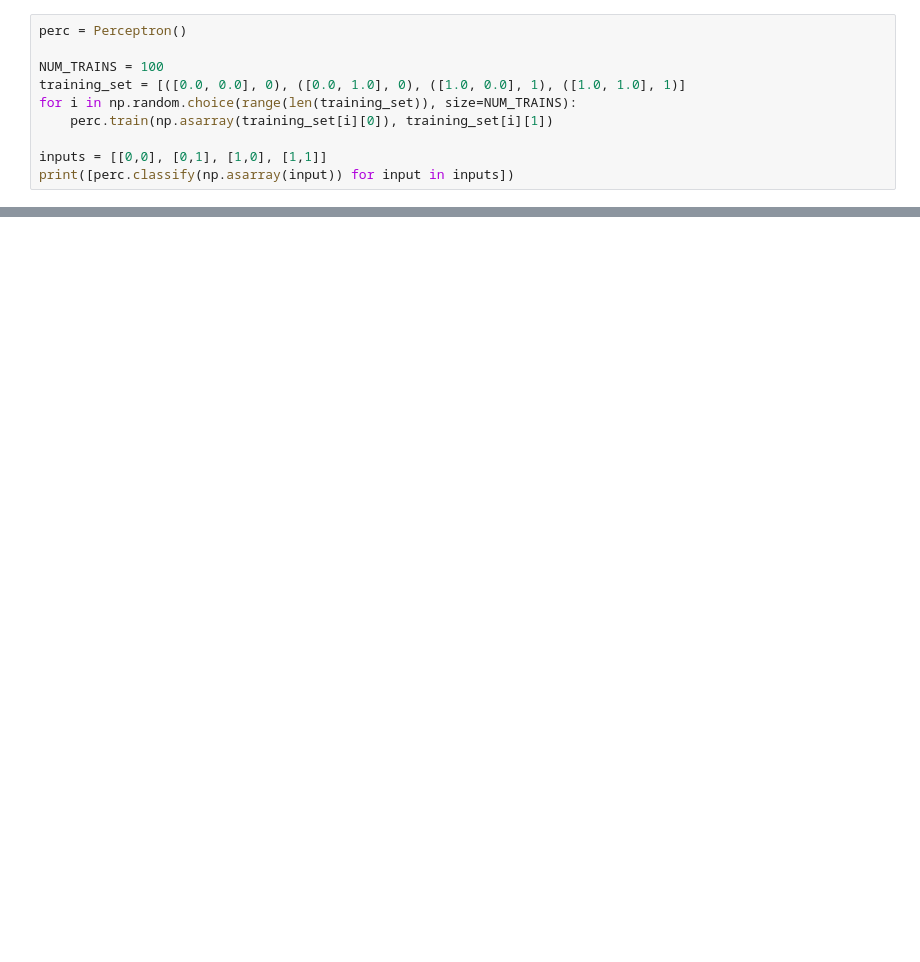
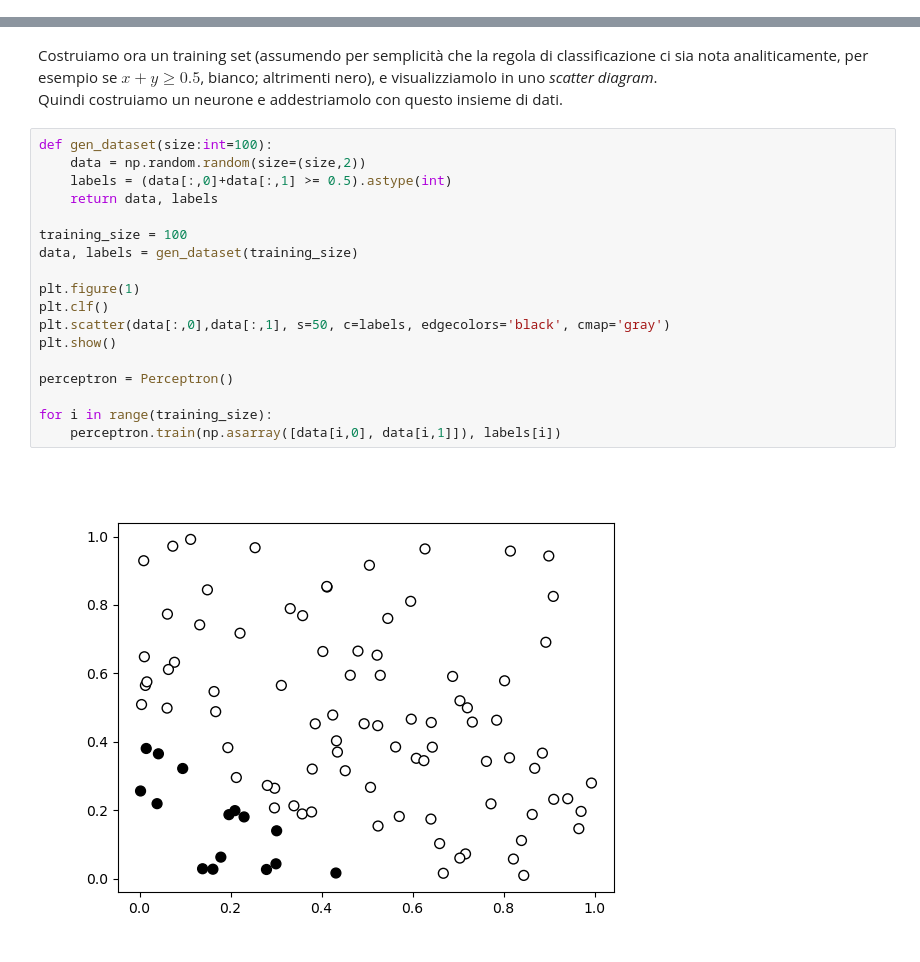
Before and after one commit to lmari/nn, a Jupyter notebook: perceptron/perceptron.ipynb, the cells around one changed output, grey strips where cells are left out. Drawn from its saved outputs; the diff is of its cells as text; blank space fills up the shorter version.

```diff
--- a/perceptron/perceptron.ipynb
+++ b/perceptron/perceptron.ipynb
@@ -57,10 +69,0 @@ We can exploit the so defined `Perceptron` class in a simple, linearly separable
-# %%
-perc = Perceptron()
-
-NUM_TRAINS = 100
-training_set = [([0.0, 0.0], 0), ([0.0, 1.0], 0), ([1.0, 0.0], 1), ([1.0, 1.0], 1)]
-for i in np.random.choice(range(len(training_set)), size=NUM_TRAINS):
-    perc.train(np.asarray(training_set[i][0]), training_set[i][1])
-
-inputs = [[0,0], [0,1], [1,0], [1,1]]
-print([perc.classify(np.asarray(input)) for input in inputs])
@@ -109,0 +70,23 @@ plt.show()
+# %% [markdown]
+Costruiamo ora un training set (assumendo per semplicità che la regola di classificazione ci sia nota analiticamente, per esempio se $x+y \ge 0.5$, bianco; altrimenti nero), e visualizziamolo in uno _scatter diagram_.
+Quindi costruiamo un neurone e addestriamolo con questo insieme di dati.
+# %%
+def gen_dataset(size:int=100):
+    data = np.random.random(size=(size,2))
+    labels = (data[:,0]+data[:,1] >= 0.5).astype(int)
+    return data, labels
+
+training_size = 100
+data, labels = gen_dataset(training_size)
+
+plt.figure(1)
+plt.clf()
+plt.scatter(data[:,0],data[:,1], s=50, c=labels, edgecolors='black', cmap='gray')
+plt.show()
+
+perceptron = Perceptron()
+
+for i in range(training_size):
+    perceptron.train(np.asarray([data[i,0], data[i,1]]), labels[i])
+# %% [output]
+[figure, added]
```
Also changed, not shown: parts of 7 cells of this notebook.
